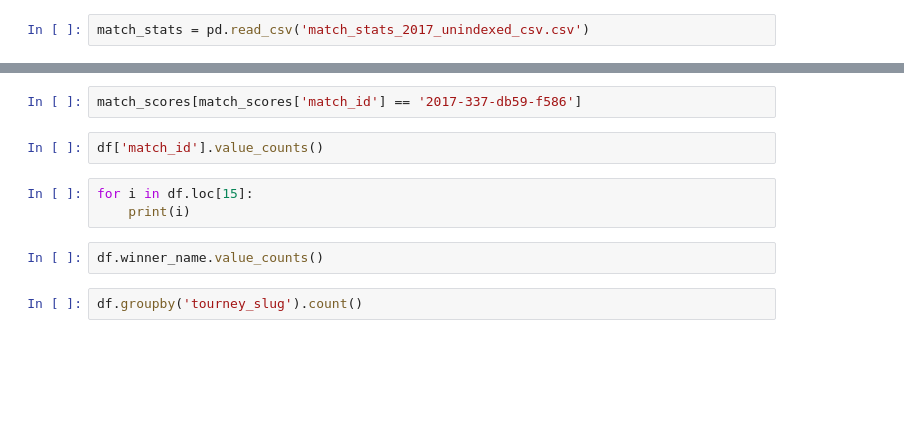
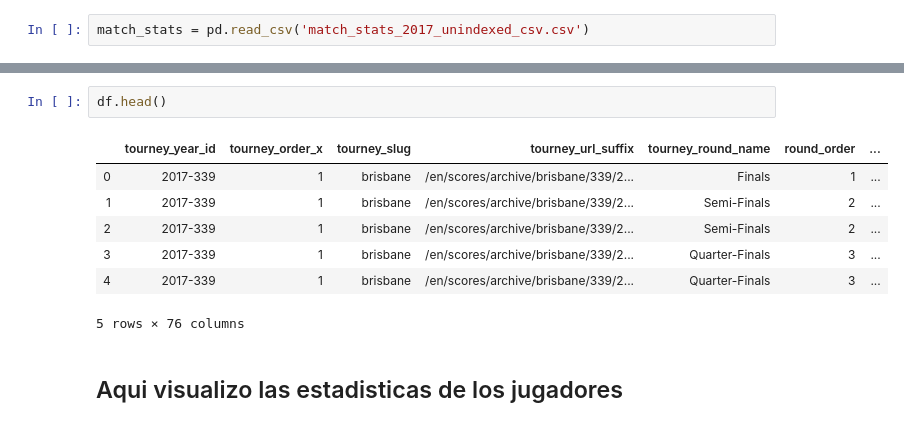
Before and after one commit to JCMorente94/project-visualizing-real-world-data, a Jupyter notebook: Project Visualizing.ipynb, the cells around one changed output, grey strips where cells are left out. Cells and saved outputs as stored; diff of their text form; blank space fills up the shorter version.

```diff
--- a/Project Visualizing.ipynb
+++ b/Project Visualizing.ipynb
@@ -198,11 +293,12 @@ match_scores['match_id'].value_counts()
-# %%
-match_scores[match_scores['match_id'] == '2017-337-db59-f586']
-# %%
-df['match_id'].value_counts()
-# %%
-for i in df.loc[15]:
-    print(i)
-# %%
-df.winner_name.value_counts()
-# %%
-df.groupby('tourney_slug').count()
+# %%
+df.head()
+# %% [output]
+|  | tourney_year_id | tourney_order_x | tourney_slug | tourney_url_suffix | tourney_round_name | round_order | ... |
+| 0 | 2017-339 | 1 | brisbane | /en/scores/archive/brisbane/339/2... | Finals | 1 | ... |
+| 1 | 2017-339 | 1 | brisbane | /en/scores/archive/brisbane/339/2... | Semi-Finals | 2 | ... |
+| 2 | 2017-339 | 1 | brisbane | /en/scores/archive/brisbane/339/2... | Semi-Finals | 2 | ... |
+| 3 | 2017-339 | 1 | brisbane | /en/scores/archive/brisbane/339/2... | Quarter-Finals | 3 | ... |
+| 4 | 2017-339 | 1 | brisbane | /en/scores/archive/brisbane/339/2... | Quarter-Finals | 3 | ... |
+5 rows × 76 columns
+# %% [markdown]
+## Aqui visualizo las estadisticas de los jugadores
```
Also changed, not shown: parts of 24 cells of this notebook, 3 other files.
